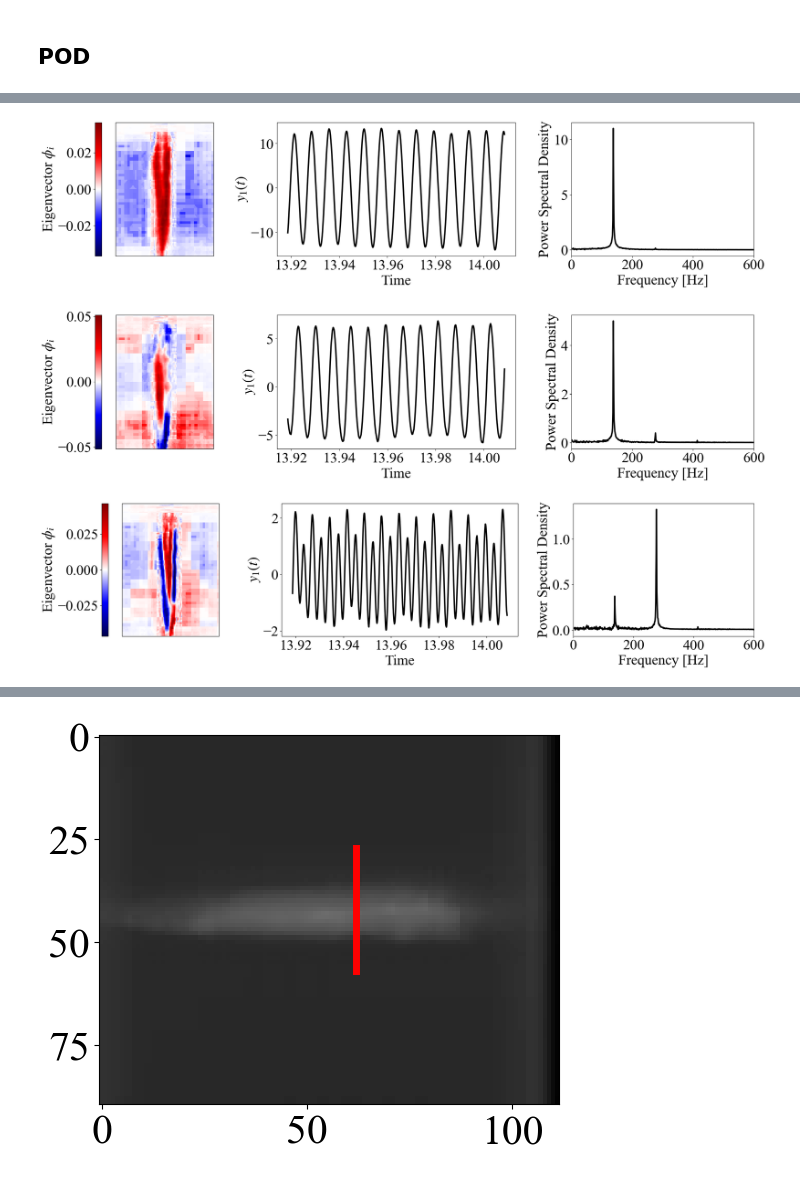
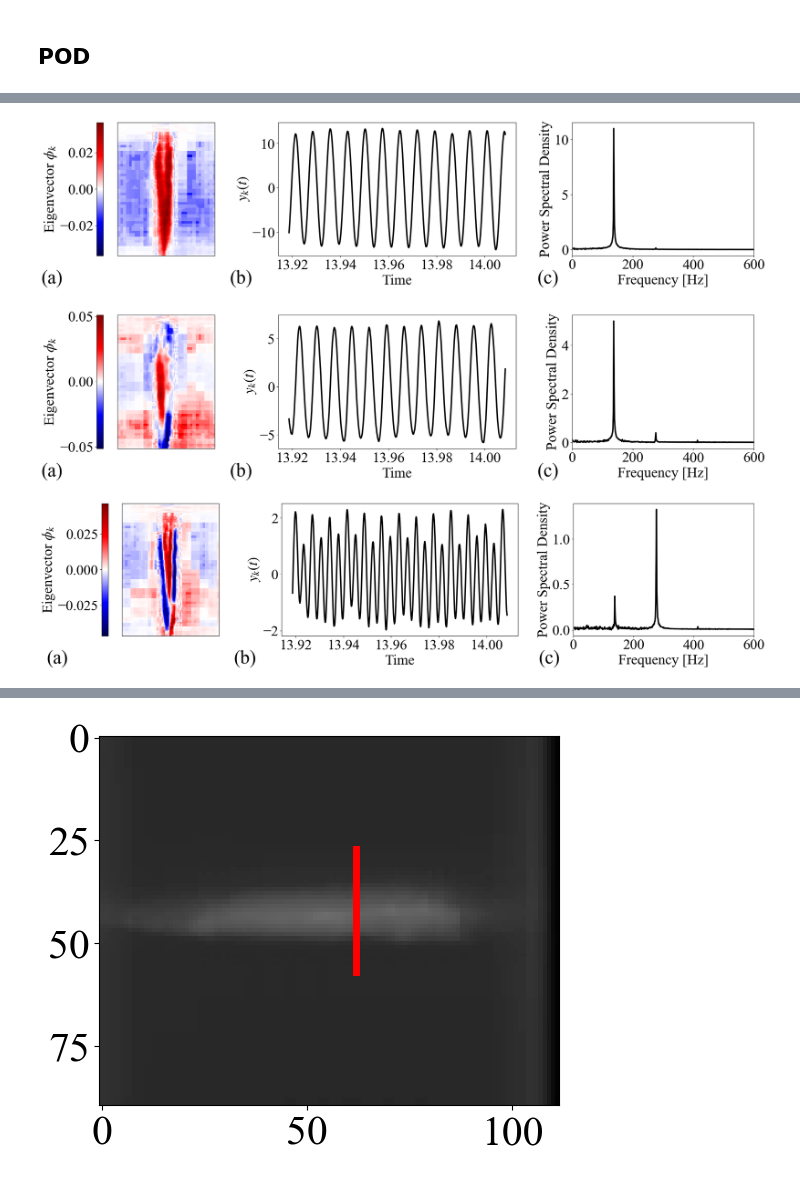
Before and after one commit to TakumiInoue0628/DDM-VFS, a Jupyter notebook: src/POD/MRI8_NVF4_10mm_0p2mmVVV.ipynb, the cells around one changed output, grey strips where cells are left out. Saved outputs shown, nothing was run; the diff lists cells and outputs as text; code cells hidden in the pictures.

```diff
--- a/src/POD/MRI8_NVF4_10mm_0p2mmVVV.ipynb
+++ b/src/POD/MRI8_NVF4_10mm_0p2mmVVV.ipynb
@@ -245,12 +245,12 @@ class ProperOrthogonalDecomposition:
             mode_dynamics = mode_dynamics.reshape(mode_dynamics.shape[0], self.Xshape[1], self.Xshape[2])
         return mode_dynamics
 # %%
-POD = ProperOrthogonalDecomposition(data=video_vf_data_pp,
+POD_vf = ProperOrthogonalDecomposition(data=video_vf_data_pp,
                                     normalization=True, standardization=False)
 
-POD.fit(method='ED')
+POD_vf.fit(method='ED')
 # %%
-principal_components_vf = POD.transform(data=video_vf_data_pp, n_components=10,
+principal_components_vf = POD_vf.transform(data=video_vf_data_pp, n_components=10,
                                         savgol_filter=True, savgol_params={'window_length':51, 'polyorder':3})
 # %%
 import matplotlib.pylab as plt
@@ -409,48 +472,45 @@ fig = Figure({
             'font.size':30,
             })
 
 mode=0
-
-mode_eigenvector = POD.get_mode_eigenvector(mode_num=mode)
-
+mode_eigenvector = POD_vf.get_mode_eigenvector(mode_num=mode)
 fig.mode_analysis(eigenvector=mode_eigenvector, component=principal_components_vf[:, mode], t=video_vf_t_data_pp,
                 figsize=(25, 5), width_ratios=[1, 1.7, 1.3], wspace=0.3,
                 title0=None, title1=None, title2=None,
                 title_loc0=None, title_loc1=None, title_loc2=None,
-                aspect=1.1, cmap='seismic', cbar=True, cbar_label='Eigenvector '+r'$\phi_i$',
-                start=50, stop=950, linestyle1='-', c1='k', lw1=3, xlabel1='Time', ylabel1=r'$y_1(t)$',
+                aspect=1.1, cmap='seismic', cbar=True, cbar_label='Eigenvector '+r'$\phi_k$',
+                start=50, stop=950, linestyle1='-', c1='k', lw1=3, xlabel1='Time', ylabel1=r'$y_k(t)$',
                 linestyle2='-', c2='k', lw2=3, xlabel2='Frequency [Hz]', ylabel2='Power Spectral Density', freq_lim=(0, 600),
+                panel_list = ['(a)', '(b)', '(c)'], panel_xy_list=[(0.2, 0.93), (0.33, 0.93), (0.25, 0.93)], panel_fontsize=40,
                 save_png=None, save_eps=None
                 )
 
 mode=1
-
-mode_eigenvector = POD.get_mode_eigenvector(mode_num=mode)
-
+mode_eigenvector = POD_vf.get_mode_eigenvector(mode_num=mode)
 fig.mode_analysis(eigenvector=mode_eigenvector, component=principal_components_vf[:, mode], t=video_vf_t_data_pp,
                 figsize=(25, 5), width_ratios=[1, 1.7, 1.3], wspace=0.3,
                 title0=None, title1=None, title2=None,
                 title_loc0=None, title_loc1=None, title_loc2=None,
-                aspect=1.1, cmap='seismic', cbar=True, cbar_label='Eigenvector '+r'$\phi_i$',
-                start=50, stop=950, linestyle1='-', c1='k', lw1=3, xlabel1='Time', ylabel1=r'$y_1(t)$',
+                aspect=1.1, cmap='seismic', cbar=True, cbar_label='Eigenvector '+r'$\phi_k$',
+                start=50, stop=950, linestyle1='-', c1='k', lw1=3, xlabel1='Time', ylabel1=r'$y_k(t)$',
                 linestyle2='-', c2='k', lw2=3, xlabel2='Frequency [Hz]', ylabel2='Power Spectral Density', freq_lim=(0, 600),
+                panel_list = ['(a)', '(b)', '(c)'], panel_xy_list=[(0.2, 0.93), (0.33, 0.93), (0.25, 0.93)], panel_fontsize=40,
                 save_png=None, save_eps=None
                 )
 
 mode=2
-
-mode_eigenvector = POD.get_mode_eigenvector(mode_num=mode)
-
+mode_eigenvector = POD_vf.get_mode_eigenvector(mode_num=mode)
 fig.mode_analysis(eigenvector=mode_eigenvector, component=principal_components_vf[:, mode], t=video_vf_t_data_pp,
                 figsize=(25, 5), width_ratios=[1, 1.7, 1.3], wspace=0.3,
                 title0=None, title1=None, title2=None,
                 title_loc0=None, title_loc1=None, title_loc2=None,
-                aspect=1.1, cmap='seismic', cbar=True, cbar_label='Eigenvector '+r'$\phi_i$',
-                start=50, stop=950, linestyle1='-', c1='k', lw1=3, xlabel1='Time', ylabel1=r'$y_1(t)$',
+                aspect=1.1, cmap='seismic', cbar=True, cbar_label='Eigenvector '+r'$\phi_k$',
+                start=50, stop=950, linestyle1='-', c1='k', lw1=3, xlabel1='Time', ylabel1=r'$y_k(t)$',
                 linestyle2='-', c2='k', lw2=3, xlabel2='Frequency [Hz]', ylabel2='Power Spectral Density', freq_lim=(0, 600),
+                panel_list = ['(a)', '(b)', '(c)'], panel_xy_list=[(0.2, 0.93), (0.33, 0.93), (0.25, 0.93)], panel_fontsize=40,
                 save_png=None, save_eps=None
                 )
 # %% [output]
-[figure, old version]
+[figure, new version]
-[figure, old version]
+[figure, new version]
-[figure, old version]
+[figure, new version]
```
Also changed, not shown: parts of 5 cells of this notebook.
